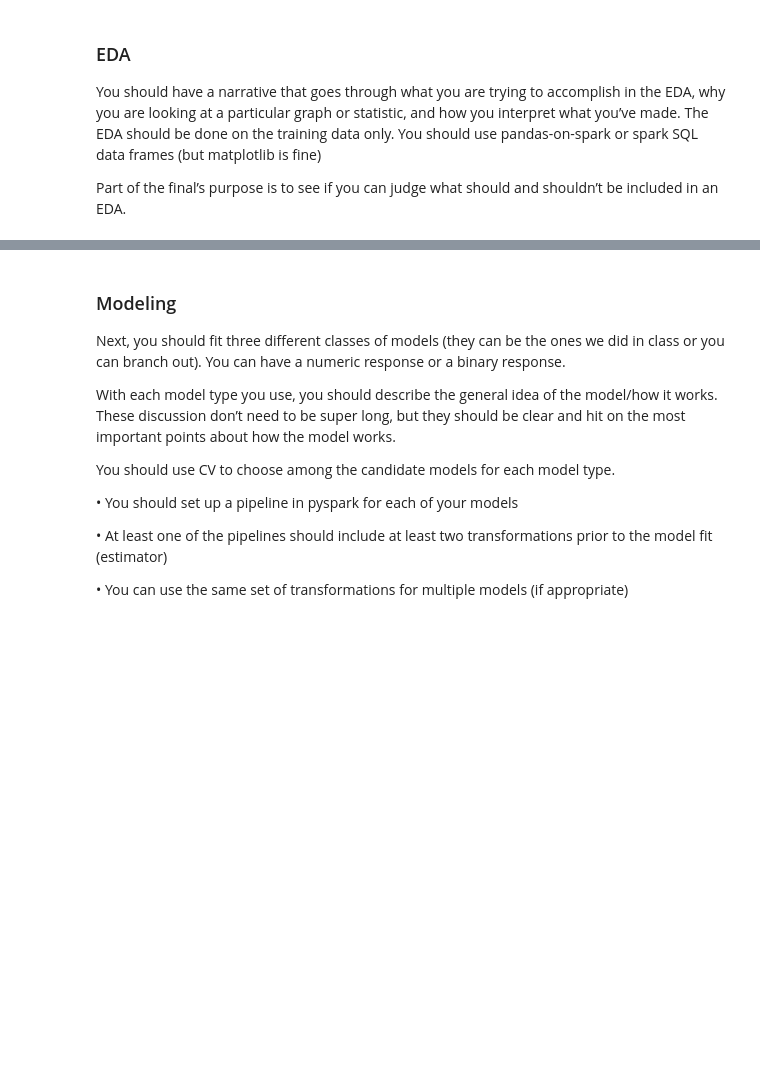
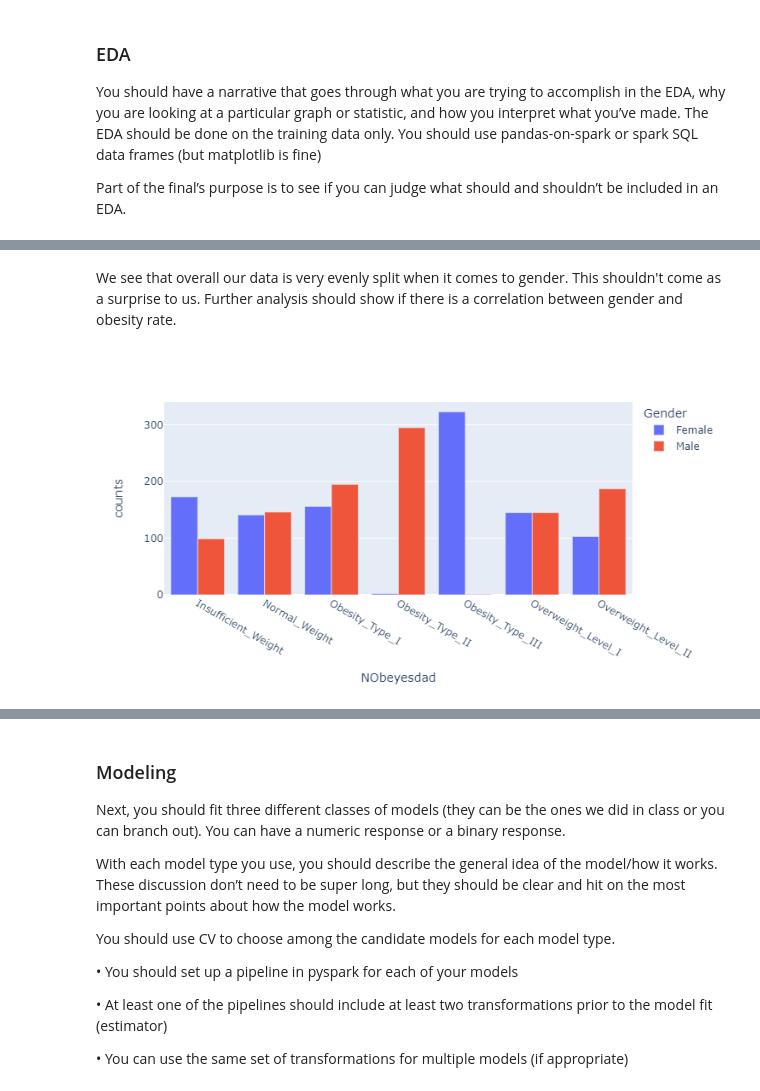
Before and after one commit to Smora0713/ST590_Project3, a Jupyter notebook: Project 3.ipynb, the cells around one changed output, grey strips where cells are left out. Saved outputs shown, nothing was run; the diff lists cells and outputs as text; code cells hidden in the pictures; blank space fills up the shorter version.

```diff
--- a/Project 3.ipynb
+++ b/Project 3.ipynb
@@ -118,0 +192,9 @@ Part of the final’s purpose is to see if you can judge what should and shouldn
+# %% [markdown]
+We see that overall our data is very evenly split when it comes to gender. This shouldn't come as a surprise to us. Further analysis should show if there is a correlation between gender and obesity rate.
+# %%
+fig = px.bar(gender_split, x="NObeyesdad", y="counts",
+             color='Gender',barmode='group',
+             height=400)
+fig.show()
+# %% [output]
+[figure, added]
```
Also changed, not shown: parts of 31 cells of this notebook, 2 other files.
